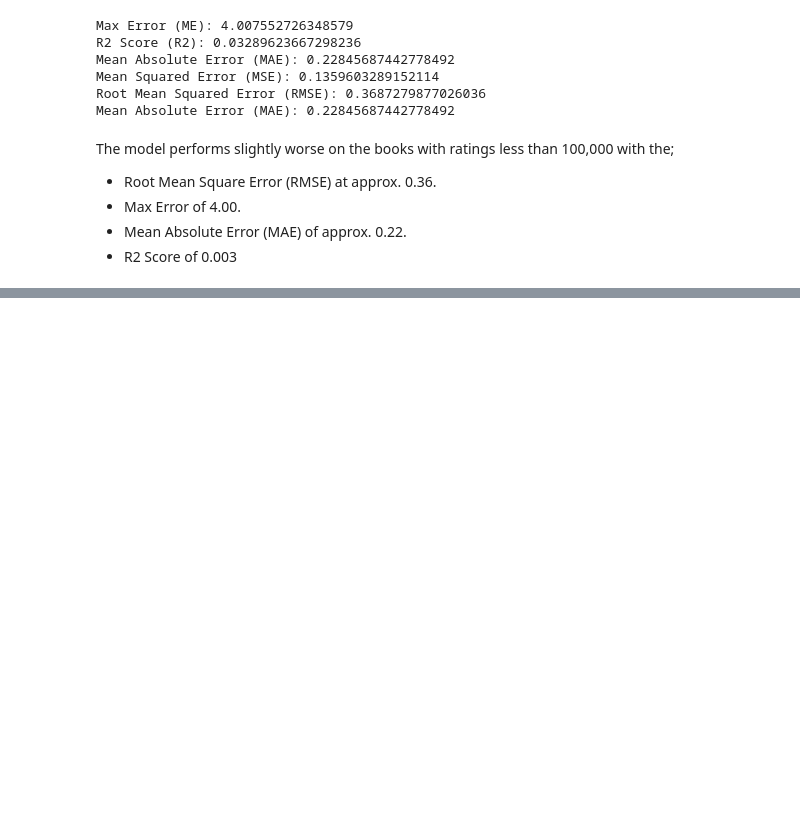
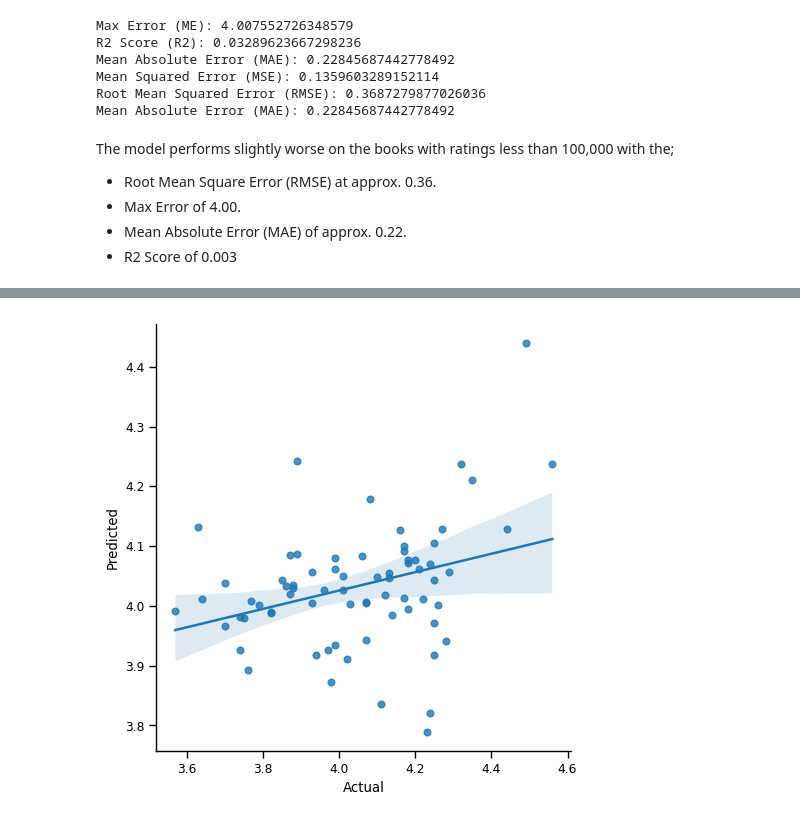
Before and after one commit to Ayanab01/BookClassificationModel, a Jupyter notebook: ML Project.ipynb, the cells around one changed output, grey strips where cells are left out. Saved outputs shown, nothing was run; the diff lists cells and outputs as text; code cells hidden in the pictures; blank space fills up the shorter version.

```diff
--- a/ML Project.ipynb
+++ b/ML Project.ipynb
@@ -893,0 +951,2 @@ regressor= RandomForestRegressor(n_estimators = 20, random_state = 0)
+# %%
+RDF_Model = RandomForestRegressor()
@@ -893,0 +962,6 @@ regressor= RandomForestRegressor(n_estimators = 20, random_state = 0)
+# %%
+PredictedRDF = pd.DataFrame({'Actual': y_test.tolist(), 'Predicted': Predicted_Scores1RDF.tolist()})
+PredictedRDF['diff'] = PredictedRDF['Actual'] - PredictedRDF['Predicted']
+sns.lmplot(x="Actual", y="Predicted", data=PredictedRDF);
+# %% [output]
+[figure, added]
```
Also changed, not shown: parts of 24 cells of this notebook.
